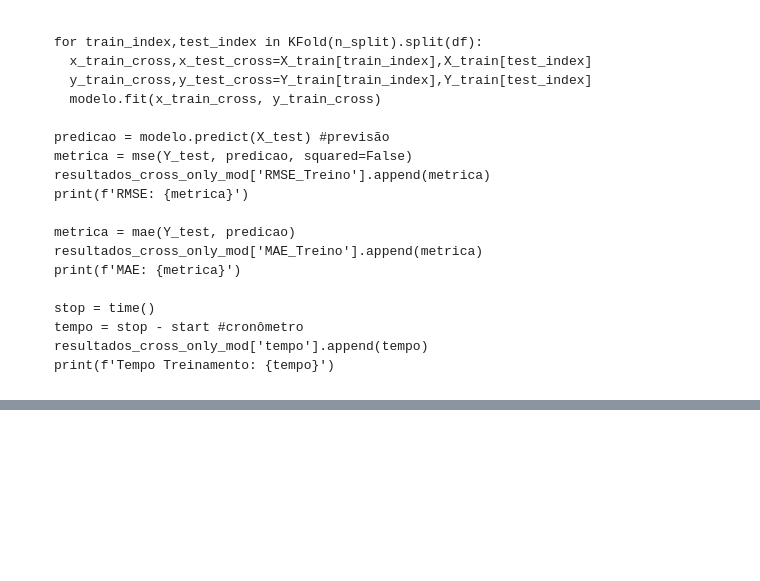
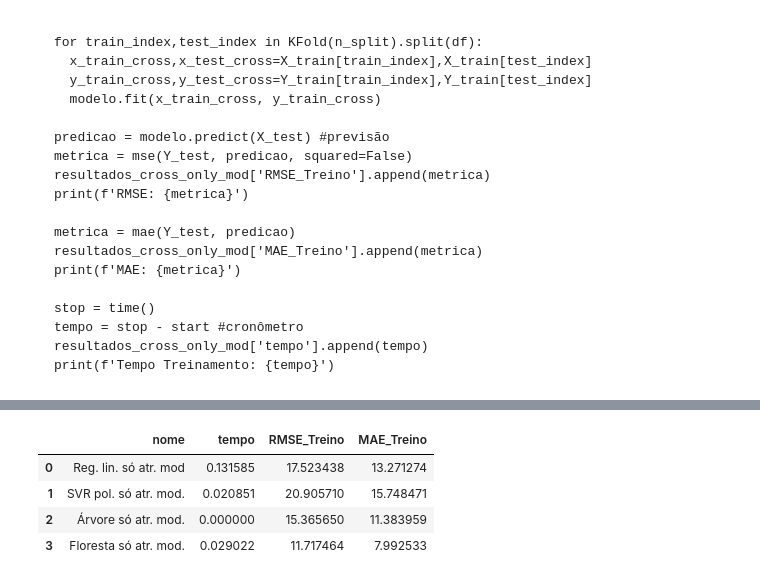
Before and after one commit to gabbmelo/bonus_bandejas, a Jupyter notebook: bandeja_bonus.ipynb, the cells around one changed output, grey strips where cells are left out. Drawn from its saved outputs; the diff is of its cells as text; code cells hidden in the pictures; blank space fills up the shorter version.

Commit message:
Preserving data source

```diff
--- a/bandeja_bonus.ipynb
+++ b/bandeja_bonus.ipynb
@@ -800,6 +800,3 @@ for modelo in modelos_only_mod:
     tempo = stop - start #cronômetro
     resultados_cross_only_mod['tempo'].append(tempo)
     print(f'Tempo Treinamento: {tempo}')
-# %%
-df = remove_outliers(df)
-df
@@ -819,0 +803,4 @@ df
+# %%
+test_df_copy = df.copy()
+test_df_copy = remove_outliers(test_df_copy)
+test_df_copy
@@ -833,12 +834,12 @@ for modelo in modelos_only_mod:
     resultados_teste_df['nome'].append(nome)
 
     #modelo.fit(X_train, Y_train) #NÃO SE TREINA MODELO PARA O TESTE
-    predicao = modelo.predict(df) #previsão
-    metrica = mse(df, predicao, squared=False)
+    predicao = modelo.predict(test_df_copy) #previsão
+    metrica = mse(test_df_copy['total de conversões'], predicao, squared=False)
     resultados_teste_df['RMSE_Treino'].append(metrica)
     print(f'RMSE: {metrica}')
 
-    metrica = mae(df, predicao)
+    metrica = mae(test_df_copy['total de conversões'], predicao)
     resultados_teste_df['MAE_Treino'].append(metrica)
     print(f'MAE: {metrica}')
 
@@ -851,0 +870,9 @@ ValueError: y_true and y_pred have different number of output (25!=1)
+# %%
+resultados_teste_df = pd.DataFrame(resultados_teste_df)
+resultados_teste_df
+# %% [output]
+|  | nome | tempo | RMSE_Treino | MAE_Treino |
+| 0 | Reg. lin. só atr. mod | 0.131585 | 17.523438 | 13.271274 |
+| 1 | SVR pol. só atr. mod. | 0.020851 | 20.905710 | 15.748471 |
+| 2 | Árvore só atr. mod. | 0.000000 | 15.365650 | 11.383959 |
+| 3 | Floresta só atr. mod. | 0.029022 | 11.717464 | 7.992533 |
```
Also changed, not shown: parts of 7 cells of this notebook.
